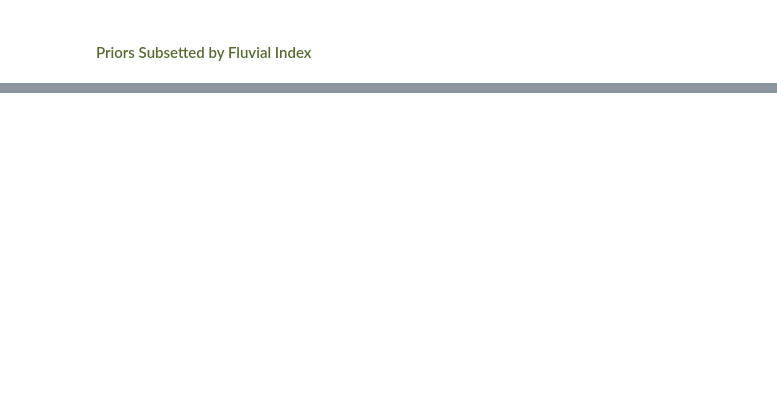
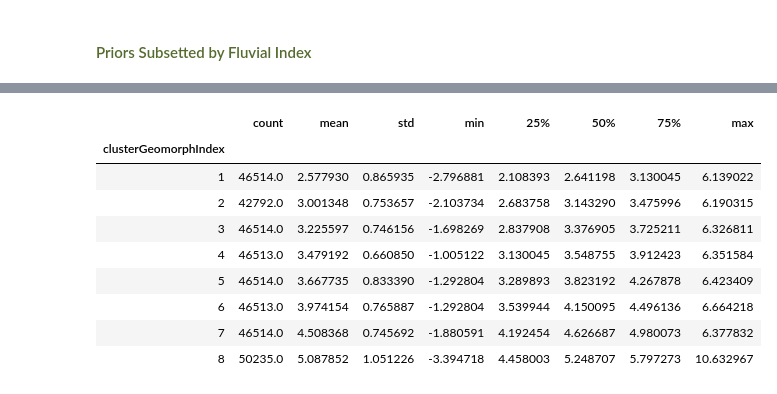
Before and after one commit to craigbrinkerhoff/2019_GeoClass, a Jupyter notebook: scripts/Brinkerhoff_GeoClass.ipynb, the cells around one changed output, grey strips where cells are left out. Saved outputs shown, nothing was run; the diff lists cells and outputs as text; code cells hidden in the pictures; blank space fills up the shorter version.

```diff
--- a/scripts/Brinkerhoff_GeoClass.ipynb
+++ b/scripts/Brinkerhoff_GeoClass.ipynb
@@ -528,19 +536,32 @@ axs[3].set(ylim=(1, 6))
 # %%
-#maps class to river based on 'clostest' median width of class and reach-averaged river width
-binnedMeanWdths = forPriors.groupby('clusterGeomorphIndex')['meanWdths'].describe()
-binnedMeanWdths.to_csv('meanWidthsClass.csv')
+#maps class to river based on 'closest' median cross-sectional average width of each class
+binnedMeanWdths = Hydroshortened.groupby('clusterGeomorphIndex')['logchan_width'].describe()
+binnedMeanWdths.to_csv('WidthsClass.csv')
 
 #save prior distribution parameters
 priorWbClass = Hydroshortened.groupby('clusterGeomorphIndex')['logWb'].describe()
 priorDbClass = Hydroshortened.groupby('clusterGeomorphIndex')['logDb'].describe()
 prior_rClass = Hydroshortened.groupby('clusterGeomorphIndex')['logr'].describe()
 priorA0Class = Hydroshortened.groupby('clusterGeomorphIndex')['logA0'].describe()
 priorNClass = Hydroshortened.groupby('clusterGeomorphIndex')['logn'].describe()
 priorBClass = Hydroshortened.groupby('clusterGeomorphIndex')['b'].describe()
 
 priorWbClass.to_csv('priorsWbClass.csv')
 priorDbClass.to_csv('priorsDbClass.csv')
 prior_rClass.to_csv('priorsRClass.csv')
 priorA0Class.to_csv('priorsA0Class.csv')
 priorNClass.to_csv('priorsNClass.csv')
 priorBClass.to_csv('priorsBClass.csv')
+
+binnedMeanWdths
+# %% [output]
+|  | count | mean | std | min | 25% | 50% | 75% | max |
+| clusterGeomorphIndex |  |  |  |  |  |  |  |  |
+| 1 | 46514.0 | 2.577930 | 0.865935 | -2.796881 | 2.108393 | 2.641198 | 3.130045 | 6.139022 |
+| 2 | 42792.0 | 3.001348 | 0.753657 | -2.103734 | 2.683758 | 3.143290 | 3.475996 | 6.190315 |
+| 3 | 46514.0 | 3.225597 | 0.746156 | -1.698269 | 2.837908 | 3.376905 | 3.725211 | 6.326811 |
+| 4 | 46513.0 | 3.479192 | 0.660850 | -1.005122 | 3.130045 | 3.548755 | 3.912423 | 6.351584 |
+| 5 | 46514.0 | 3.667735 | 0.833390 | -1.292804 | 3.289893 | 3.823192 | 4.267878 | 6.423409 |
+| 6 | 46513.0 | 3.974154 | 0.765887 | -1.292804 | 3.539944 | 4.150095 | 4.496136 | 6.664218 |
+| 7 | 46514.0 | 4.508368 | 0.745692 | -1.880591 | 4.192454 | 4.626687 | 4.980073 | 6.377832 |
+| 8 | 50235.0 | 5.087852 | 1.051226 | -3.394718 | 4.458003 | 5.248707 | 5.797273 | 10.632967 |
```
Also changed, not shown: parts of 11 cells of this notebook, 4 other files.
